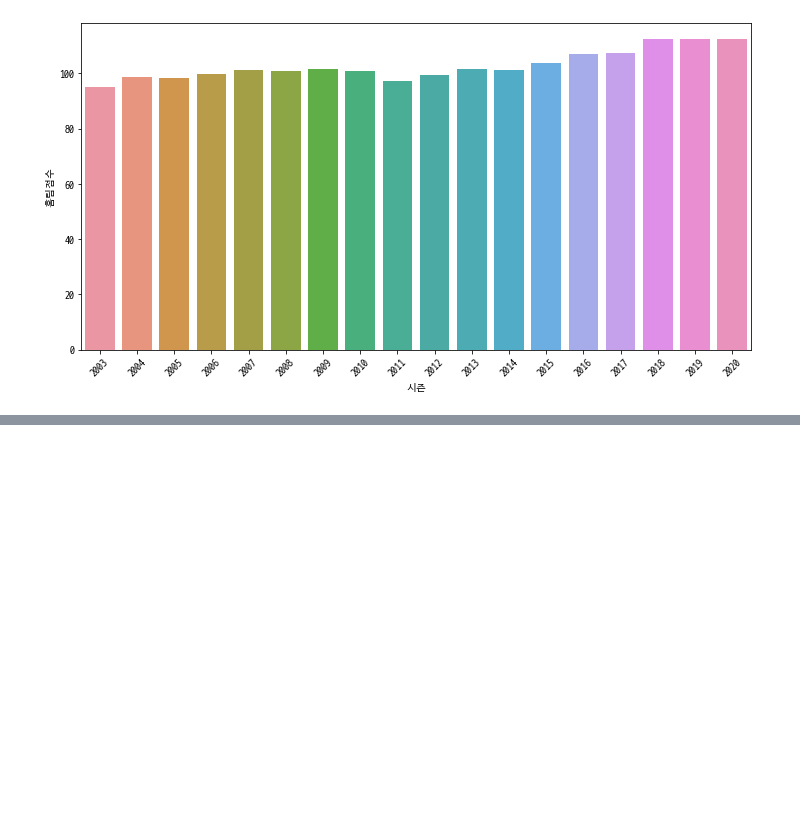
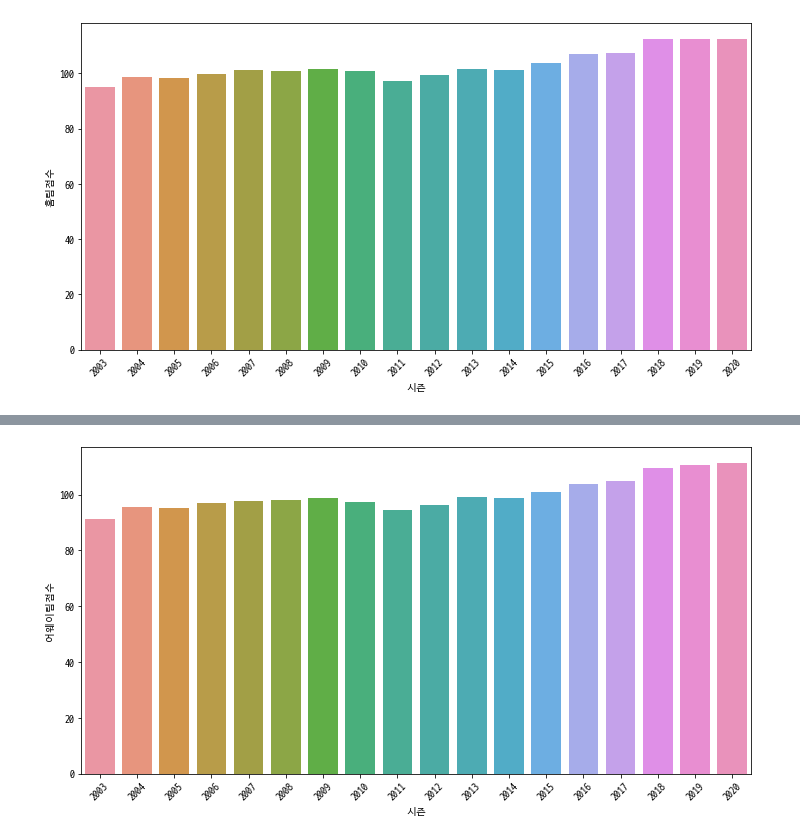
Before and after one commit to RlxDn/Bigdata, a Jupyter notebook: 40_데이터분석 실습/nba/nba.ipynb, the cells around one changed output, grey strips where cells are left out. Drawn from its saved outputs; the diff is of its cells as text; code cells hidden in the pictures; blank space fills up the shorter version.

```diff
--- a/40_데이터분석 실습/nba/nba.ipynb
+++ b/40_데이터분석 실습/nba/nba.ipynb
@@ -121,5 +121,6 @@ plt.show()
 # %%
-home_means = df.groupby('시즌')['홈팀점수'].mean().to_frame()
-home_means['홈팀 야투율'] = df.groupby('시즌')['홈팀 야투율'].mean().to_frame()
-home_means['홈팀 3점슛 확률'] = df.groupby('시즌')['홈팀 3점슛 확률'].mean().to_frame()
-home_means
+away_means = df.groupby('시즌')['어웨이팀점수'].mean().to_frame()
+away_means['어웨이팀 야투율'] = df.groupby('시즌')['어웨이팀 야투율'].mean().to_frame()
+away_means['어웨이팀 3점슛 확률'] = df.groupby('시즌')['어웨이팀 3점슛 확률'].mean().to_frame()
+away_means.reset_index(inplace=True)
+away_means
@@ -125,0 +145,7 @@ home_means
+# %%
+plt.subplots(figsize=(12,6))
+plt.xticks(rotation=45)
+sns.barplot(x='시즌', y='어웨이팀점수', data=away_means)
+plt.show()
+# %% [output]
+[figure, added]
```
Also changed, not shown: parts of 21 cells of this notebook.
